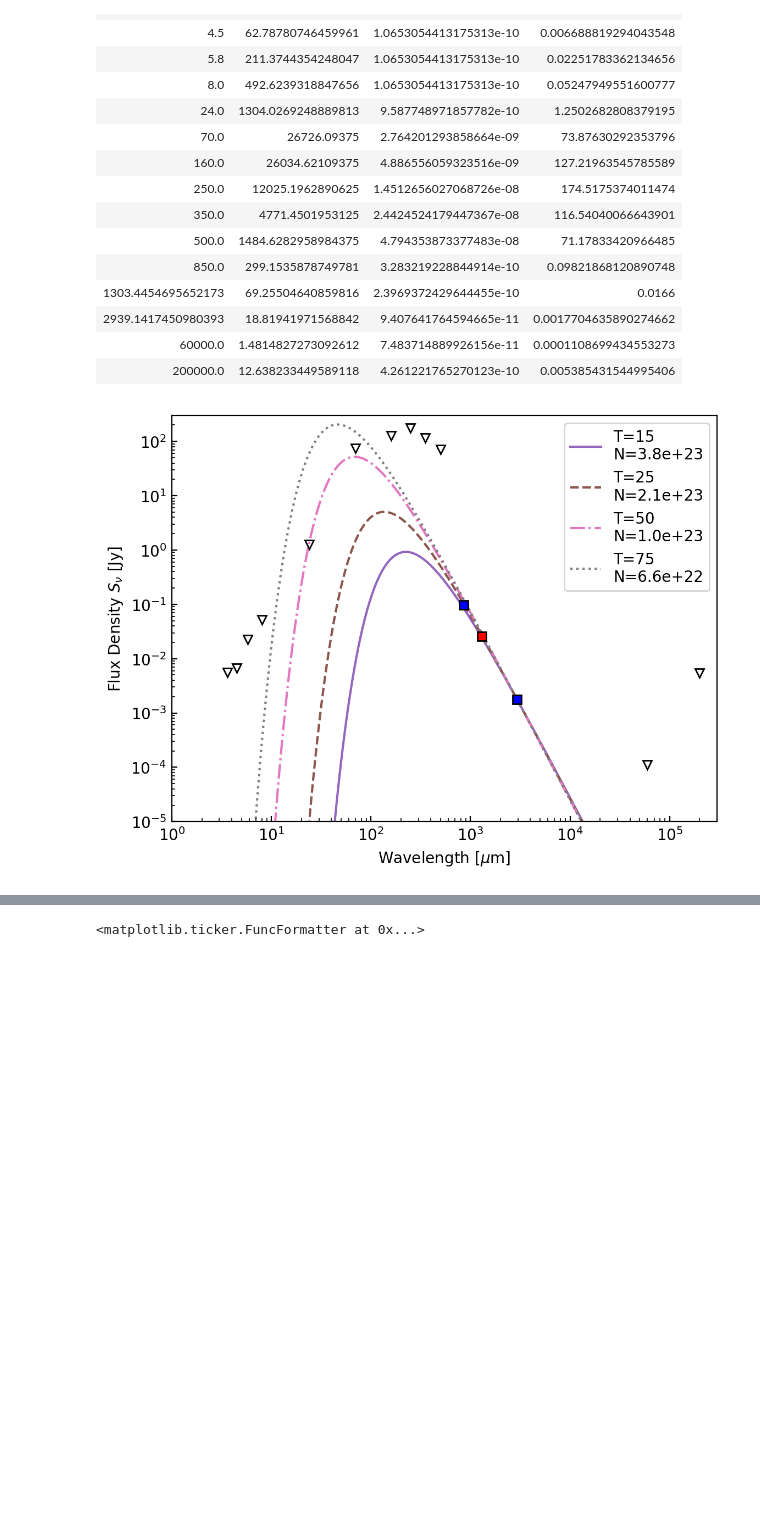
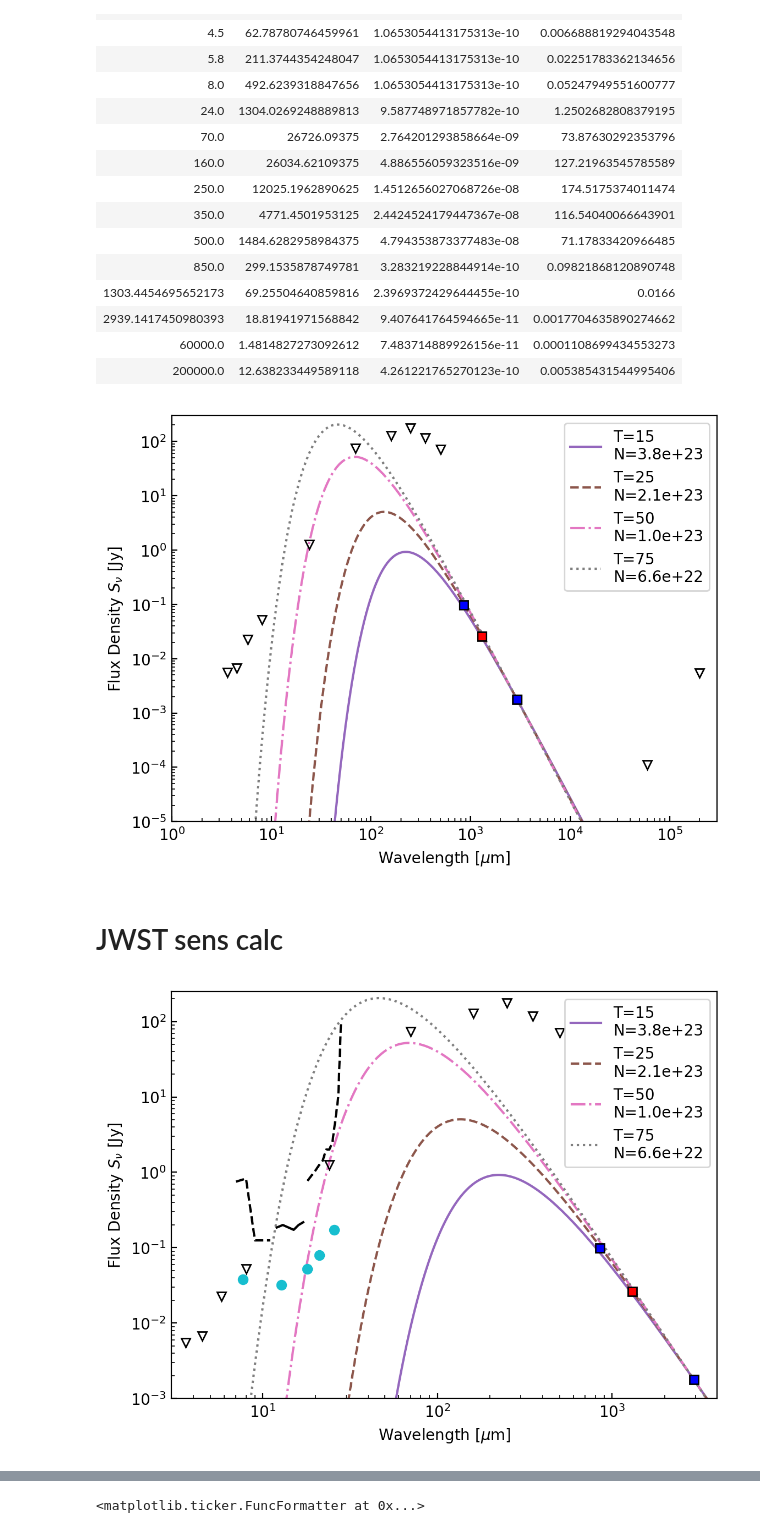
Before and after one commit to ACES-CMZ/MUBLO, a Jupyter notebook: G0.025-0.073/MUBLO_MultiwavelengthCutouts.ipynb, the cells around one changed output, grey strips where cells are left out. Saved outputs shown, nothing was run; the diff lists cells and outputs as text; code cells hidden in the pictures; blank space fills up the shorter version.

```diff
--- a/G0.025-0.073/MUBLO_MultiwavelengthCutouts.ipynb
+++ b/G0.025-0.073/MUBLO_MultiwavelengthCutouts.ipynb
@@ -393,3 +437,51 @@ pl.savefig('/orange/adamginsburg/ACES/broadline_sources/G0.025-0.073/SED_with_up
 pl.savefig('/orange/adamginsburg/ACES/broadline_sources/G0.025-0.073/SED_with_upperlimits_VLA_SMA.pdf', bbox_inches='tight')
 # %% [output]
 [figure]
+# %% [markdown]
+# JWST sens calc
+# %%
+ulwl = ulimtbl['Wavelength']
+pl.plot(ulwl[ulwl < 800*u.um], ulimtbl['Flux'][ulwl < 800*u.um], 'v', markerfacecolor='none', markeredgecolor='k')
+pl.plot(ulwl[ulwl > 1*u.cm], ulimtbl['Flux'][ulwl > 1*u.cm], 'v', markerfacecolor='none', markeredgecolor='k')
+pl.plot((102*u.GHz).to(u.um, u.spectral()), centrfittbl['Amp[Jy]'][b3ind], 's', markeredgecolor='k', markerfacecolor='b')
+pl.plot(850*u.um, centrfittbl['Amp[Jy]'][b7ind], 's', markeredgecolor='k', markerfacecolor='b')
+nurange = np.geomspace(10*u.GHz, 100*u.THz, 1000)
+beta = 1.5
+for tem, ls in zip((15, 25, 50, 75), ('-', '--', '-.', ':')):
+    bm = b3beam.sr
+    column = dust_emissivity.dust.colofsnu(nu=102*u.GHz,
+                                           snu_per_beam=u.Quantity(b3r['Amp[Jy]'], u.Jy)/bm,
+                                           beta=beta,
+                                           nu0=271.1*u.GHz,
+                                           kappa0=0.0114*u.cm**2*u.g**-1,
+                                           temperature=tem*u.K)
+    mbb = dust_emissivity.blackbody.modified_blackbody(nurange,
+                                                       temperature=tem*u.K,
+                                                       beta=beta,
+                                                       nu0=271.1*u.GHz,
+                                                       kappa0=0.0114*u.cm**2*u.g**-1*100,
+                                                       column=column,
+                                                      ).to(u.Jy/u.sr)*bm
+    pl.plot(nurange.to(u.um, u.spectral()), mbb.to(u.Jy), linestyle=ls, zorder=-5, label=f'T={tem}\nN={column.value:0.1e}')
+pl.loglog();
+pl.axis([1,1e5,5e-4,300]);
+pl.legend(loc='best',);
+pl.xlabel("Wavelength [$\mu$m]")
+pl.ylabel("Flux Density $S_\\nu$ [Jy]")
+pl.axis([1,3e5,1e-5,300]);
+pl.plot((230*u.GHz).to(u.um, u.spectral()), (26.0*u.mJy).to(u.Jy), 's', markeredgecolor='k', markerfacecolor='r')
+
+pl.plot([7.7, 12.8, 18.0, 21.0, 25.5]*u.um,
+        [1/131*5, 1/156*5, 2.5/240*5, 2.5/156*5, 2.5/73*5]*u.mJy,
+        'o')
+pl.plot([18, 19, 20, 21,22,23,24,25,26,27,28]*u.um,
+        np.array([5/13, 5/11, 5/9.45, 5/8, 5/7, 1, 1, (5/4) , (5/2), 5, (5/0.1)])*2.0*u.mJy, linestyle='--', color='k')
+pl.plot([12, 13,14,15,16,17]*u.um,
+        np.array([5/27, 5/25, 5/27, 5/29,5/25,5/23])*1.0*u.mJy,
+         linestyle='-', color='k')
+pl.plot([7,8,9,10,11]*u.um,
+        np.array([30/40,33/40,5/40, 5/40, 5/40,])*1.0*u.mJy,
+         linestyle='--', color='k')
+pl.axis([3,4000,1e-3,250]);
+# %% [output]
+[figure, added]
```
Also changed, not shown: parts of 21 cells of this notebook, 33 other files.
